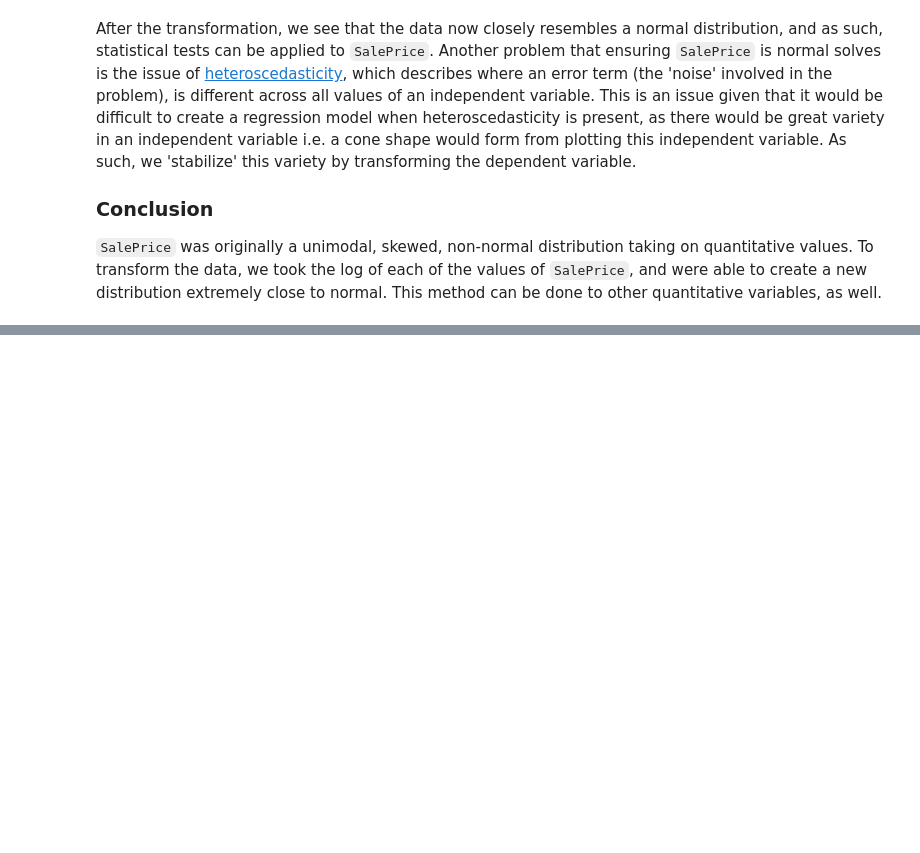
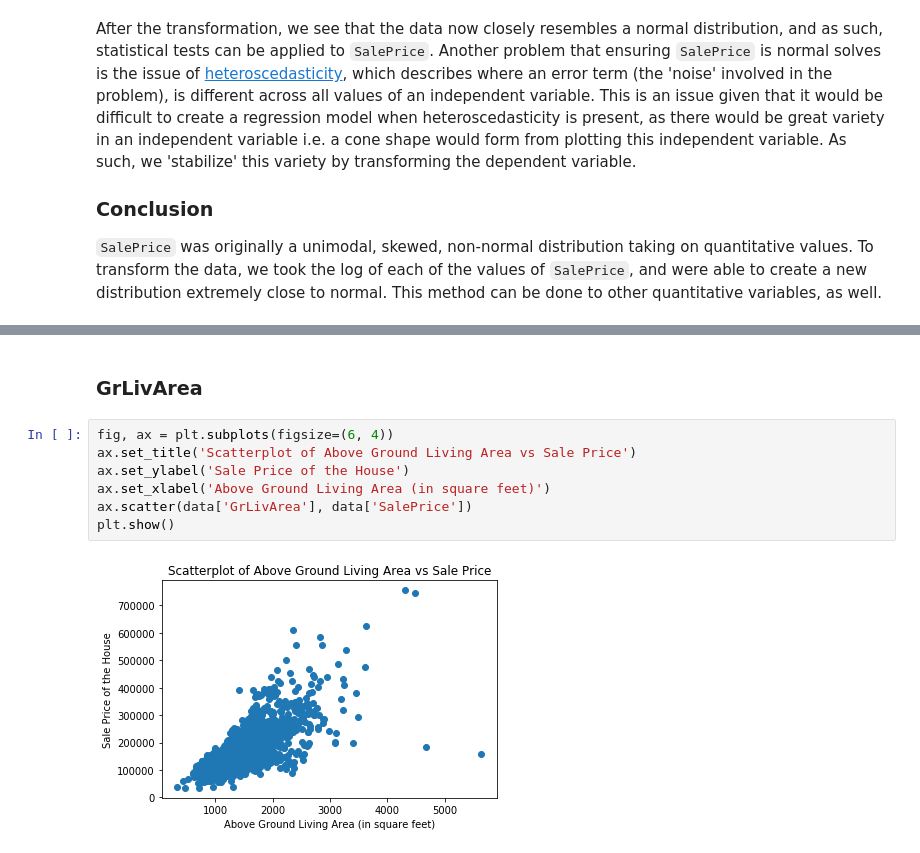
Before and after one commit to philliplagoc/Kaggle-Housing-Price-Contest, a Jupyter notebook: Housing_Price_Estimation.ipynb, the cells around one changed output, grey strips where cells are left out. Drawn from its saved outputs; the diff is of its cells as text; blank space fills up the shorter version.

```diff
--- a/Housing_Price_Estimation.ipynb
+++ b/Housing_Price_Estimation.ipynb
@@ -151,0 +164,11 @@ I will
+# %% [markdown]
+### GrLivArea
+# %%
+fig, ax = plt.subplots(figsize=(6, 4))
+ax.set_title('Scatterplot of Above Ground Living Area vs Sale Price')
+ax.set_ylabel('Sale Price of the House')
+ax.set_xlabel('Above Ground Living Area (in square feet)')
+ax.scatter(data['GrLivArea'], data['SalePrice'])
+plt.show()
+# %% [output]
+[figure, added]
```
Also changed, not shown: parts of 29 cells of this notebook.
